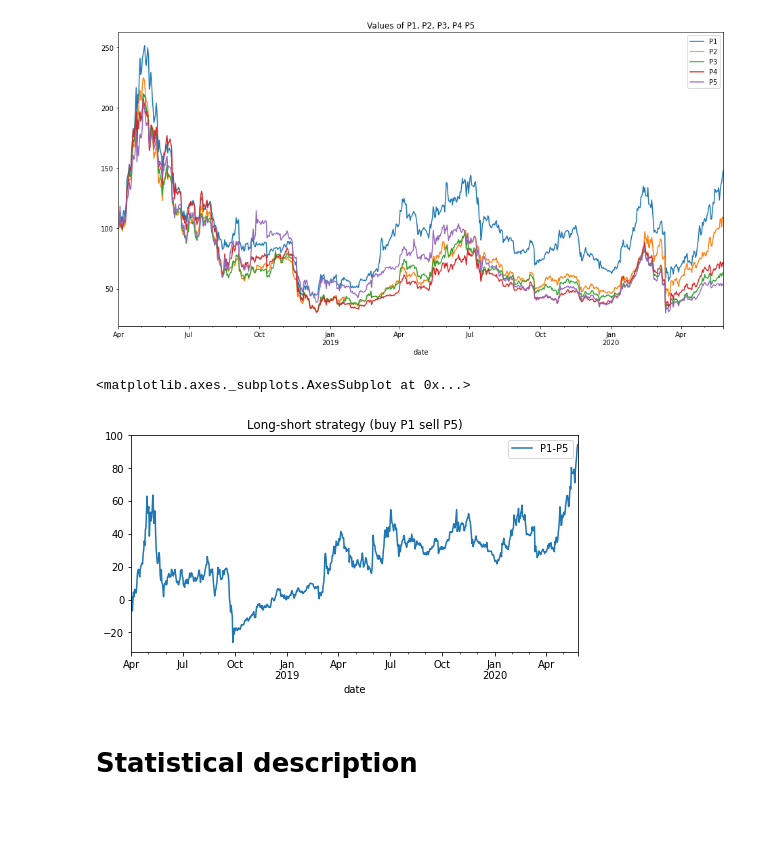
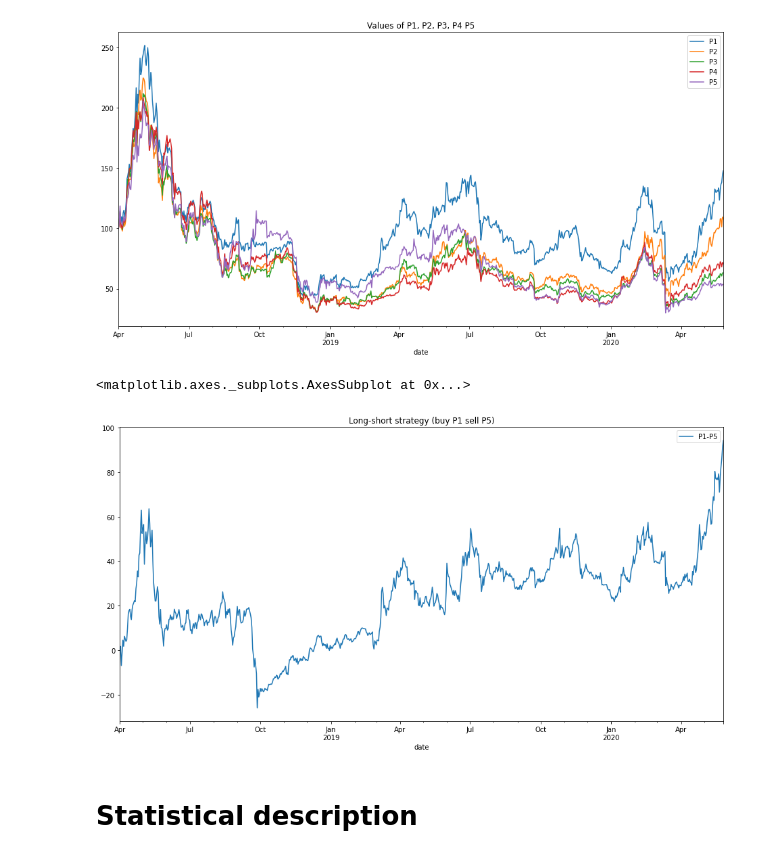
Before and after one commit to zhujoel/crypto_strategy, a Jupyter notebook: ProjetSIAQ.ipynb, the cells around one changed output. Drawn from its saved outputs; the diff is of its cells as text; code cells hidden in the pictures; blank space fills up the shorter version.

```diff
--- a/ProjetSIAQ.ipynb
+++ b/ProjetSIAQ.ipynb
@@ -108,10 +108,10 @@ portfolios_df.plot(figsize=(16,8), title="Values of P1, P2, P3, P4 P5")
 <matplotlib.axes._subplots.AxesSubplot at 0x...>
 [figure]
 # %%
-long_short_df.plot(figsize=(8,4), title="Long-short strategy (buy P1 sell P5)")
+long_short_df.plot(figsize=(16,8), title="Long-short strategy (buy P1 sell P5)")
 # %% [output]
 <matplotlib.axes._subplots.AxesSubplot at 0x...>
-[figure, old version]
+[figure, new version]
 # %% [markdown]
 # Statistical description
 # %% [markdown]
```
Also changed, not shown: parts of 38 cells of this notebook.
